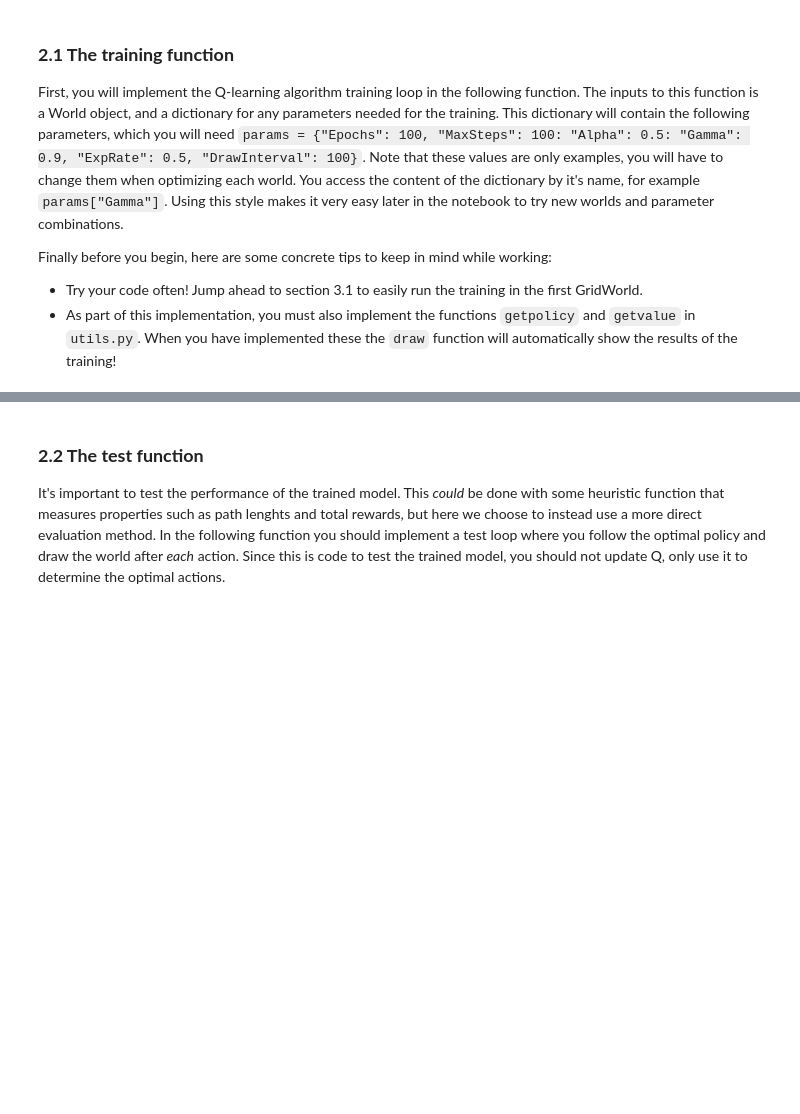
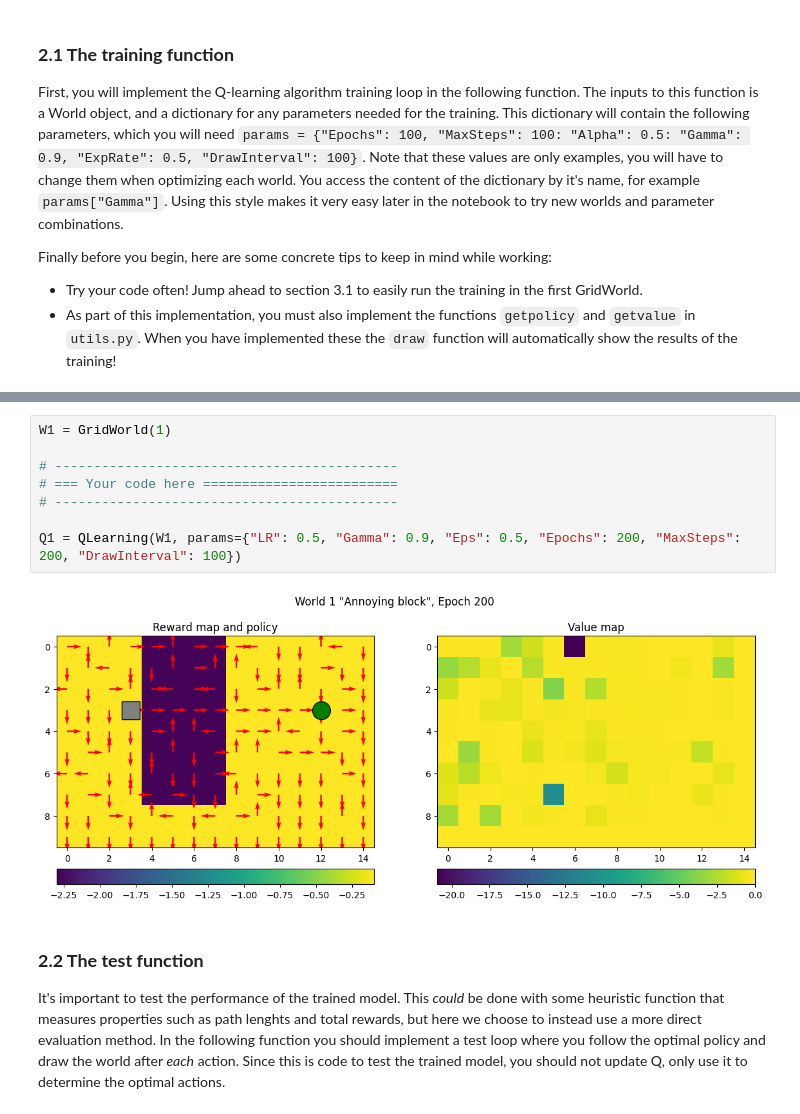
Before and after one commit to qqyfly/732A55_Neural_Networks_and_Learning_Systems, a Jupyter notebook: Homework/Lab/A4_Reinforcement/QLearning.ipynb, the cells around one changed output, grey strips where cells are left out. Drawn from its saved outputs; the diff is of its cells as text; blank space fills up the shorter version.

```diff
--- a/Homework/Lab/A4_Reinforcement/QLearning.ipynb
+++ b/Homework/Lab/A4_Reinforcement/QLearning.ipynb
@@ -156,3 +197,13 @@ SyntaxError: invalid syntax (496755773.py, line 13)
+# %%
+W1 = GridWorld(1)
+
+# --------------------------------------------
+# === Your code here =========================
+# --------------------------------------------
+
+Q1 = QLearning(W1, params={"LR": 0.5, "Gamma": 0.9, "Eps": 0.5, "Epochs": 200, "MaxSteps": 200, "DrawInterval": 100})
+# %% [output]
+[figure, added]
 # %% [markdown]
 ### **2.2 The test function**
 It's important to test the performance of the trained model. This *could* be done with some heuristic function that measures properties such as path lenghts and total rewards, but here we choose to instead use a more direct evaluation method. In the following function you should implement a test loop where you follow the optimal policy and draw the world after *each* action. Since this is code to test the trained model, you should not update Q, only use it to determine the optimal actions.
```
Also changed, not shown: parts of 11 cells of this notebook, 52 other files.
